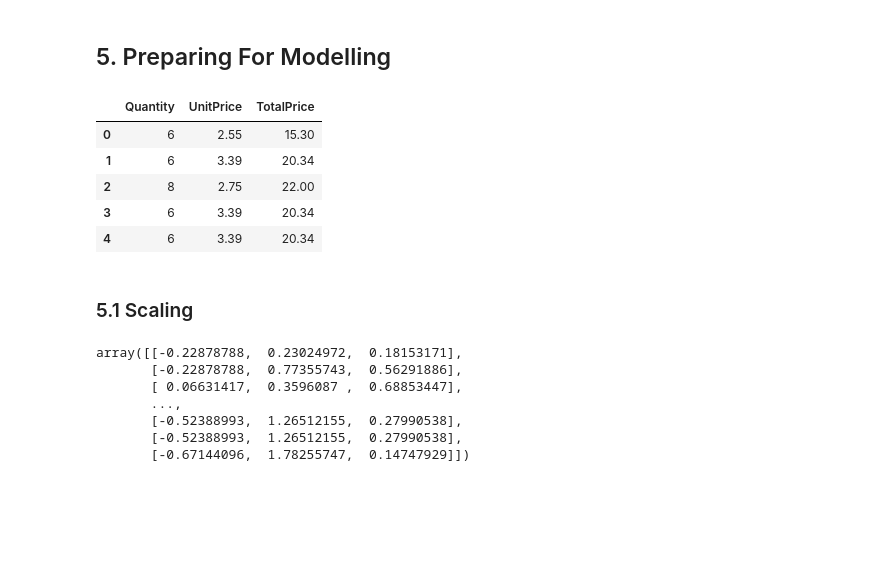
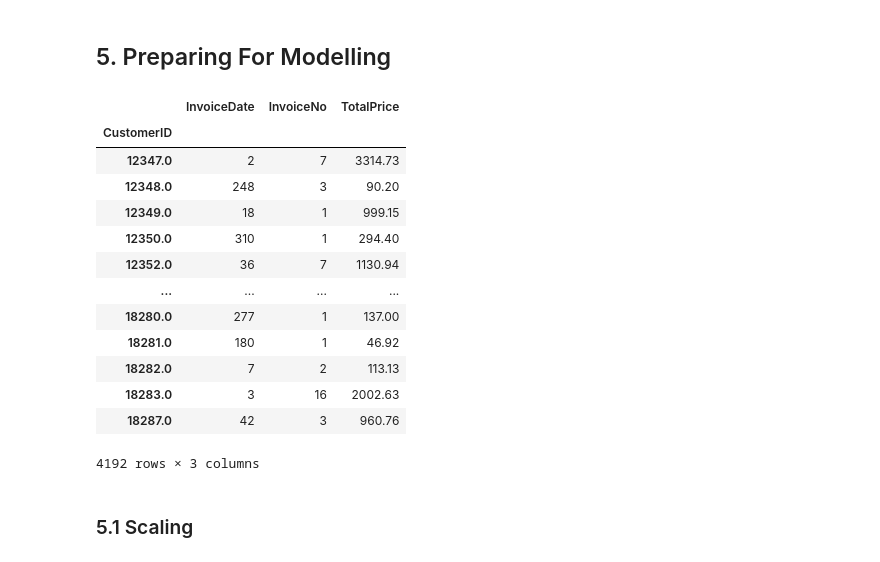
Before and after one commit to mohammadreza-mohammadi94/DataAnalysis-And-MachineLearning, a Jupyter notebook: 1. Business Intelligence and Sales Analysis/Online Retail Sales (Clustering)/Online_Retail_Sales_Cluestering_Model.ipynb, the cells around one changed output. Cells and saved outputs as stored; diff of their text form; code cells hidden in the pictures; blank space fills up the shorter version.

```diff
--- a/1. Business Intelligence and Sales Analysis/Online Retail Sales (Clustering)/Online_Retail_Sales_Cluestering_Model.ipynb
+++ b/1. Business Intelligence and Sales Analysis/Online Retail Sales (Clustering)/Online_Retail_Sales_Cluestering_Model.ipynb
@@ -566,16 +569,31 @@ plt.show()
 [figure]
 # %% [markdown]
 ## 5. Preparing For Modelling <a id=5></a>
-# %%
-df_model = df_2[['Quantity', 'UnitPrice', 'TotalPrice']]
-df_model.head()
-# %% [output]
-|  | Quantity | UnitPrice | TotalPrice |
-| 0 | 6 | 2.55 | 15.30 |
-| 1 | 6 | 3.39 | 20.34 |
-| 2 | 8 | 2.75 | 22.00 |
-| 3 | 6 | 3.39 | 20.34 |
-| 4 | 6 | 3.39 | 20.34 |
+# %%
+import datetime as dt
+
+Latest_Date = dt.datetime(2011,12,10)
+
+#Creating RFM features with subset of customerID
+df_model = df_2.groupby('CustomerID').agg({'InvoiceDate': lambda x: (Latest_Date - x.max()).days,
+                                                 'InvoiceNo': lambda x: x.nunique(),
+                                                 "TotalPrice": lambda x: x.sum()})
+df_model
+# %% [output]
+|  | InvoiceDate | InvoiceNo | TotalPrice |
+| CustomerID |  |  |  |
+| 12347.0 | 2 | 7 | 3314.73 |
+| 12348.0 | 248 | 3 | 90.20 |
+| 12349.0 | 18 | 1 | 999.15 |
+| 12350.0 | 310 | 1 | 294.40 |
+| 12352.0 | 36 | 7 | 1130.94 |
+| ... | ... | ... | ... |
+| 18280.0 | 277 | 1 | 137.00 |
+| 18281.0 | 180 | 1 | 46.92 |
+| 18282.0 | 7 | 2 | 113.13 |
+| 18283.0 | 3 | 16 | 2002.63 |
+| 18287.0 | 42 | 3 | 960.76 |
+4192 rows × 3 columns
 # %% [markdown]
 ### 5.1 Scaling <a id=5.1></a>
 # %%
@@ -586,10 +603,0 @@ df_model = scaler.fit_transform(df_model)
-# %%
-df_model
-# %% [output]
-array([[-0.22878788,  0.23024972,  0.18153171],
-       [-0.22878788,  0.77355743,  0.56291886],
-       [ 0.06631417,  0.3596087 ,  0.68853447],
-       ...,
-       [-0.52388993,  1.26512155,  0.27990538],
-       [-0.52388993,  1.26512155,  0.27990538],
-       [-0.67144096,  1.78255747,  0.14747929]])
```
Also changed, not shown: parts of 10 cells of this notebook.
